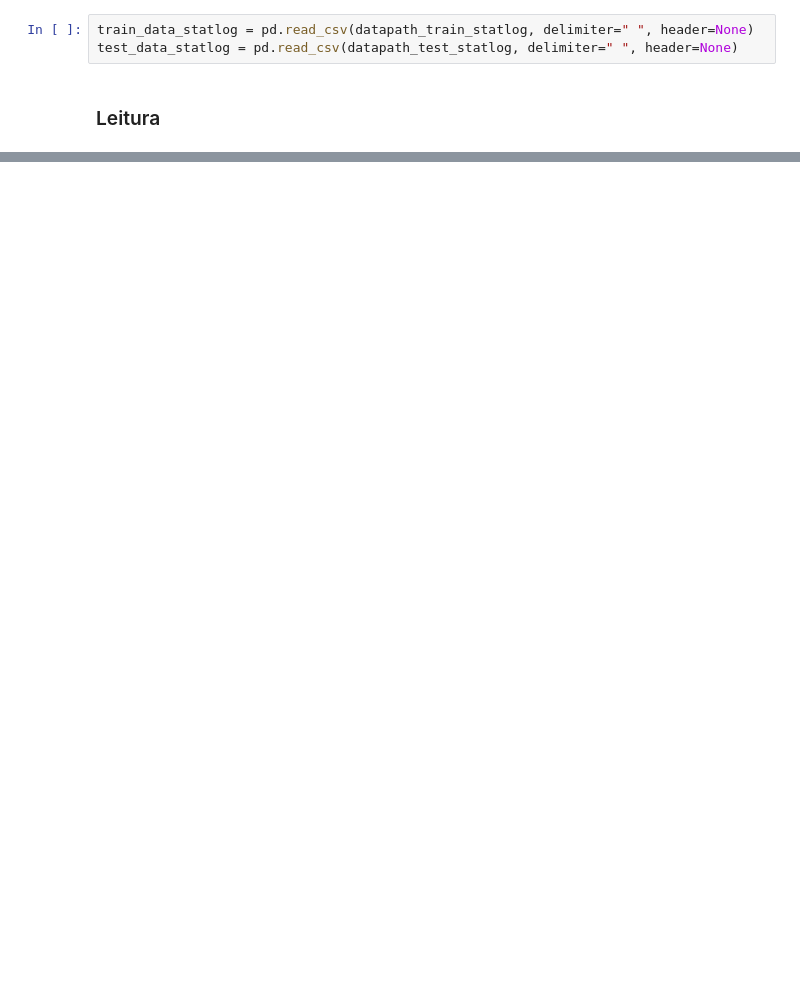
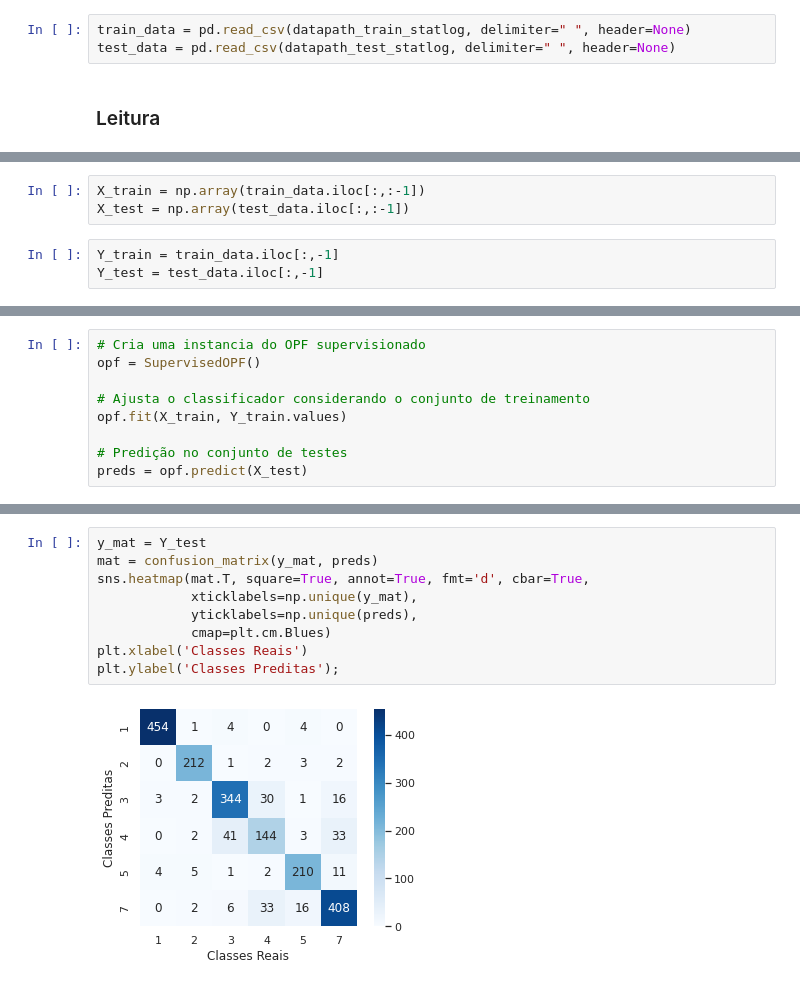
Before and after one commit to gus-phys/AI2-resources, a Jupyter notebook: 08-classificacao/aulas-praticas/aula8/opf/StartLog_classification.ipynb, the cells around one changed output, grey strips where cells are left out. Drawn from its saved outputs; the diff is of its cells as text; blank space fills up the shorter version.

Commit message:
Apply (un)supervised OPF on Sart Log dataset

```diff
--- a/08-classificacao/aulas-praticas/aula8/opf/StartLog_classification.ipynb
+++ b/08-classificacao/aulas-praticas/aula8/opf/StartLog_classification.ipynb
@@ -16,8 +16,8 @@ sns.set()
 datapath_test_statlog = '/home/luis/data/uci/Statlog/sat.tst'
 datapath_train_statlog = '/home/luis/data/uci/Statlog/sat.trn'
 # %%
-train_data_statlog = pd.read_csv(datapath_train_statlog, delimiter=" ", header=None)
-test_data_statlog = pd.read_csv(datapath_test_statlog, delimiter=" ", header=None)
+train_data = pd.read_csv(datapath_train_statlog, delimiter=" ", header=None)
+test_data = pd.read_csv(datapath_test_statlog, delimiter=" ", header=None)
 # %% [markdown]
 ### Leitura
 # %%
@@ -54,0 +77,6 @@ test_data_statlog
+# %%
+X_train = np.array(train_data.iloc[:,:-1])
+X_test = np.array(test_data.iloc[:,:-1])
+# %%
+Y_train = train_data.iloc[:,-1]
+Y_test = test_data.iloc[:,-1]
@@ -54,0 +89,9 @@ test_data_statlog
+# %%
+# Cria uma instancia do OPF supervisionado
+opf = SupervisedOPF()
+
+# Ajusta o classificador considerando o conjunto de treinamento
+opf.fit(X_train, Y_train.values)
+
+# Predição no conjunto de testes
+preds = opf.predict(X_test)
@@ -54,0 +119,11 @@ test_data_statlog
+# %%
+y_mat = Y_test
+mat = confusion_matrix(y_mat, preds)
+sns.heatmap(mat.T, square=True, annot=True, fmt='d', cbar=True,
+            xticklabels=np.unique(y_mat),
+            yticklabels=np.unique(preds),
+            cmap=plt.cm.Blues)
+plt.xlabel('Classes Reais')
+plt.ylabel('Classes Preditas');
+# %% [output]
+[figure, added]
```
Also changed, not shown: parts of 32 cells of this notebook, 1 other file.
